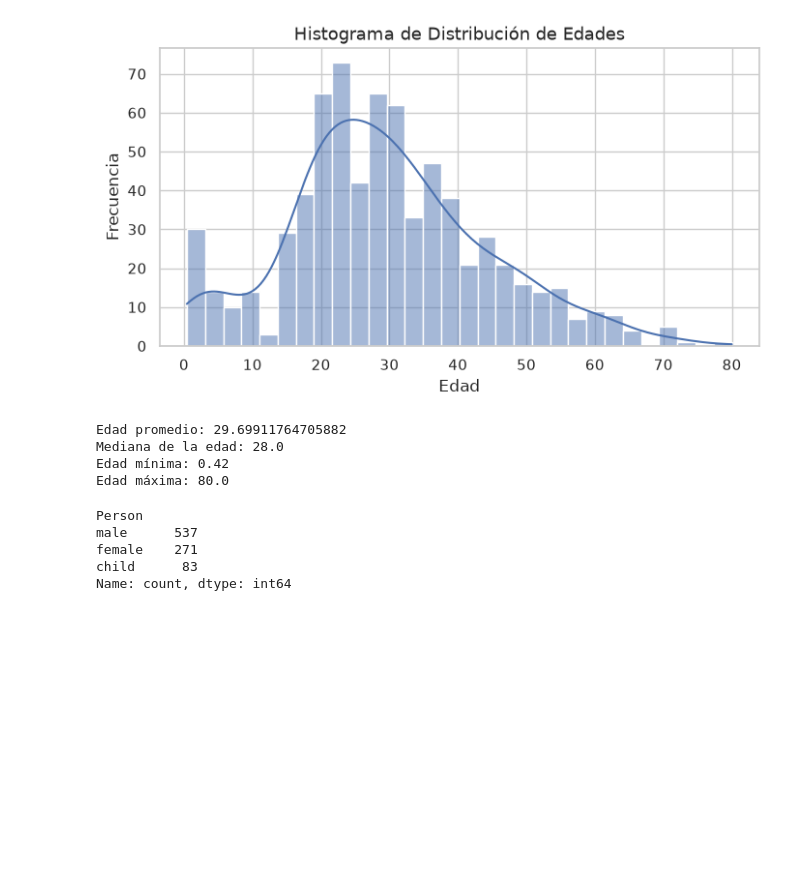
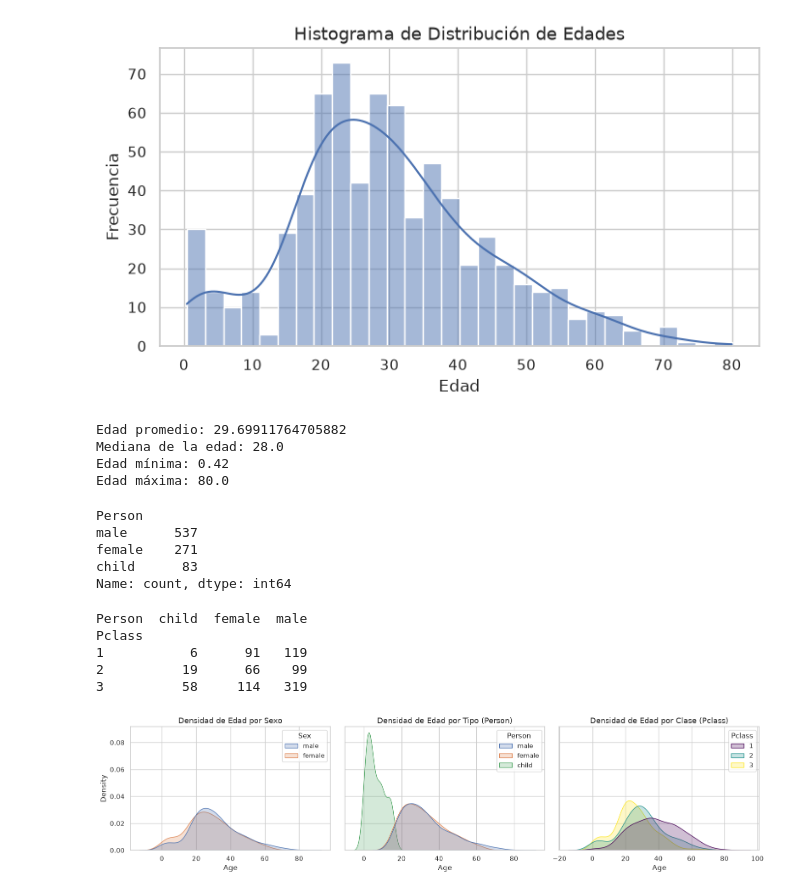
Before and after one commit to KeydyMi/proyecto_ciencia_de_datos, a Jupyter notebook: notebooks/02_exploracion.ipynb, the cells around one changed output. Cells and saved outputs as stored; diff of their text form; code cells hidden in the pictures; blank space fills up the shorter version.

Commit message:
feat: desarrollo de los pasos 9 y 10 de exploracion y graficos KDE

```diff
--- a/notebooks/02_exploracion.ipynb
+++ b/notebooks/02_exploracion.ipynb
@@ -153,3 +153,36 @@ male      537
 female    271
 child      83
 Name: count, dtype: int64
+# %%
+# Paso 9: Tabla cruzada de 'Pclass' (filas) contra 'Person' (columnas)
+tabla_clase_persona = pd.crosstab(df['Pclass'], df['Person'])
+print(tabla_clase_persona)
+# %% [output]
+Person  child  female  male
+Pclass
+1           6      91   119
+2          19      66    99
+3          58     114   319
+# %%
+import matplotlib.pyplot as plt
+import seaborn as sns
+
+# Paso 10: Gráficos de densidad (KDE) de la edad por diferentes categorías
+fig, axes = plt.subplots(1, 3, figsize=(16, 4), sharey=True)
+
+# Gráfico 1: KDE de Age agrupado por Sex
+sns.kdeplot(data=df, x='Age', hue='Sex', fill=True, common_norm=False, ax=axes[0])
+axes[0].set_title('Densidad de Edad por Sexo')
+
+# Gráfico 2: KDE de Age agrupado por Person
+sns.kdeplot(data=df, x='Age', hue='Person', fill=True, common_norm=False, ax=axes[1])
+axes[1].set_title('Densidad de Edad por Tipo (Person)')
+
+# Gráfico 3: KDE de Age agrupado por Pclass
+sns.kdeplot(data=df, x='Age', hue='Pclass', fill=True, common_norm=False, palette='viridis', ax=axes[2])
+axes[2].set_title('Densidad de Edad por Clase (Pclass)')
+
+plt.tight_layout()
+plt.show()
+# %% [output]
+[figure, added]
```
